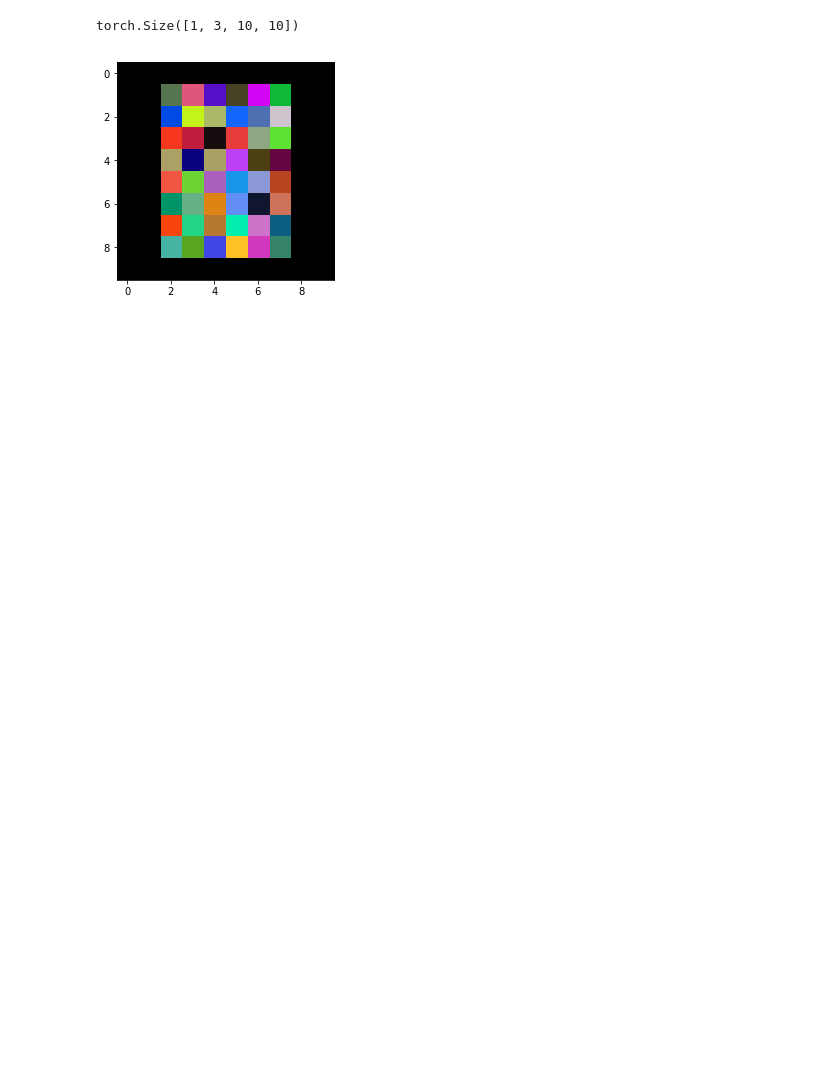
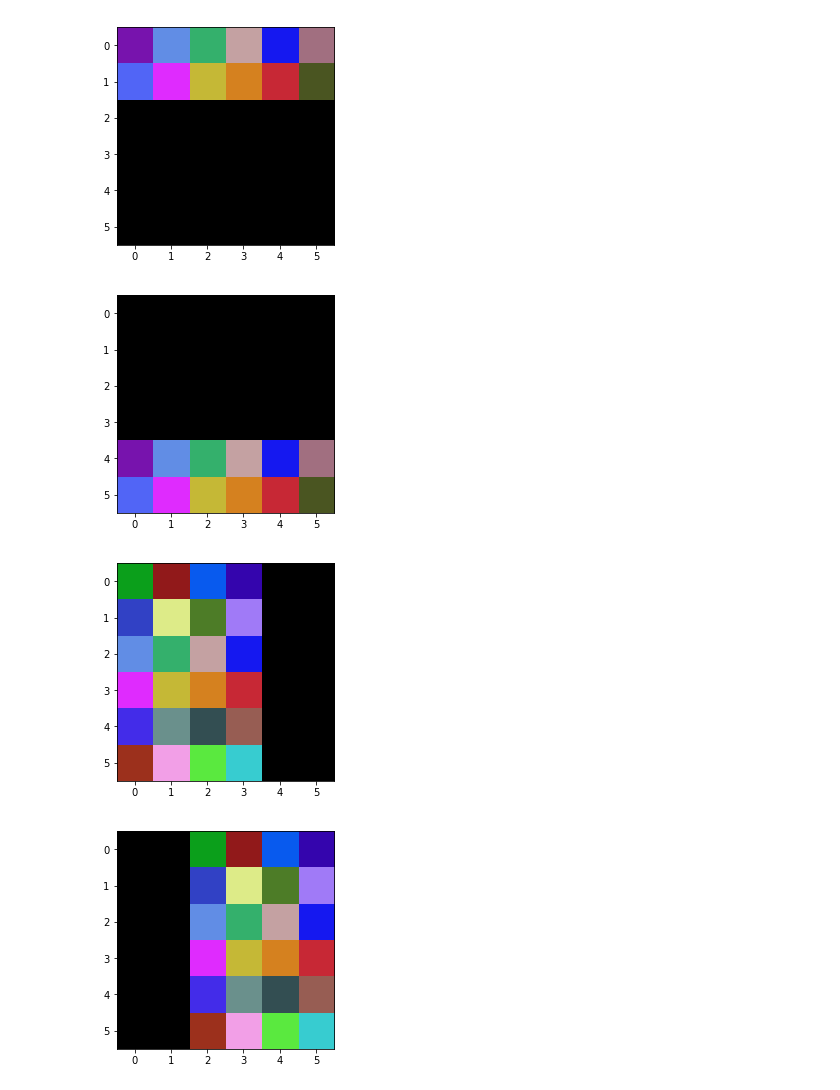
Before and after one commit to Lewington-pitsos/neural_synthesis, a Jupyter notebook: pad.ipynb, the cells around one changed output. Cells and saved outputs as stored; diff of their text form; code cells hidden in the pictures; blank space fills up the shorter version.

```diff
--- a/pad.ipynb
+++ b/pad.ipynb
@@ -4,6 +4,6 @@ import torch
 import numpy as np
 from utils import stats, img
 # %%
-x = img.random_image(1, 10)
+x = img.random_image(1, 6)
 img.show_image(x)
 # %% [output]
@@ -11,7 +11,8 @@ img.show_image(x)
 # %%
 print(x.size())
 importlib.reload(stats)
-xs = stats.all_shifts(x, x=1, y=2, axis_offset=2)
+xs = stats.all_half_shifts(x)
 for i in xs:
-    img.show_image(i)
+    for q in i:
+        img.show_image(q)
 # %% [output]
@@ -27,8 +32,11 @@ torch.Size([1, 3, 10, 10])
 # %%
 importlib.reload(stats)
-z = stats.thinned(x, 2, y=1, x=2)
-img.show_image(z)
-print(z.size())
+z = stats.all_shifts(x, 2, 1, 2)
+
+for i in z:
+    img.show_image(i)
 # %% [output]
-torch.Size([1, 3, 10, 10])
-[figure, old version]
+[figure, new version]
+[figure, added]
+[figure, added]
+[figure, added]
```
Also changed, not shown: parts of 3 cells of this notebook, 1 other file.
